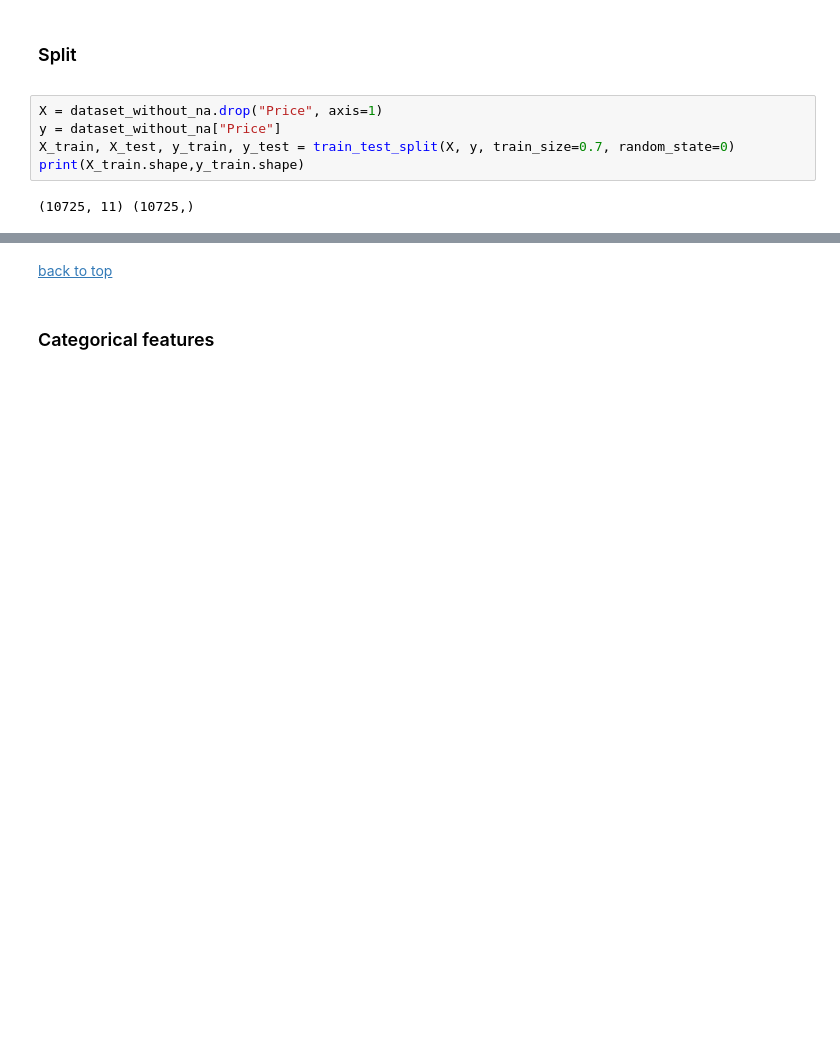
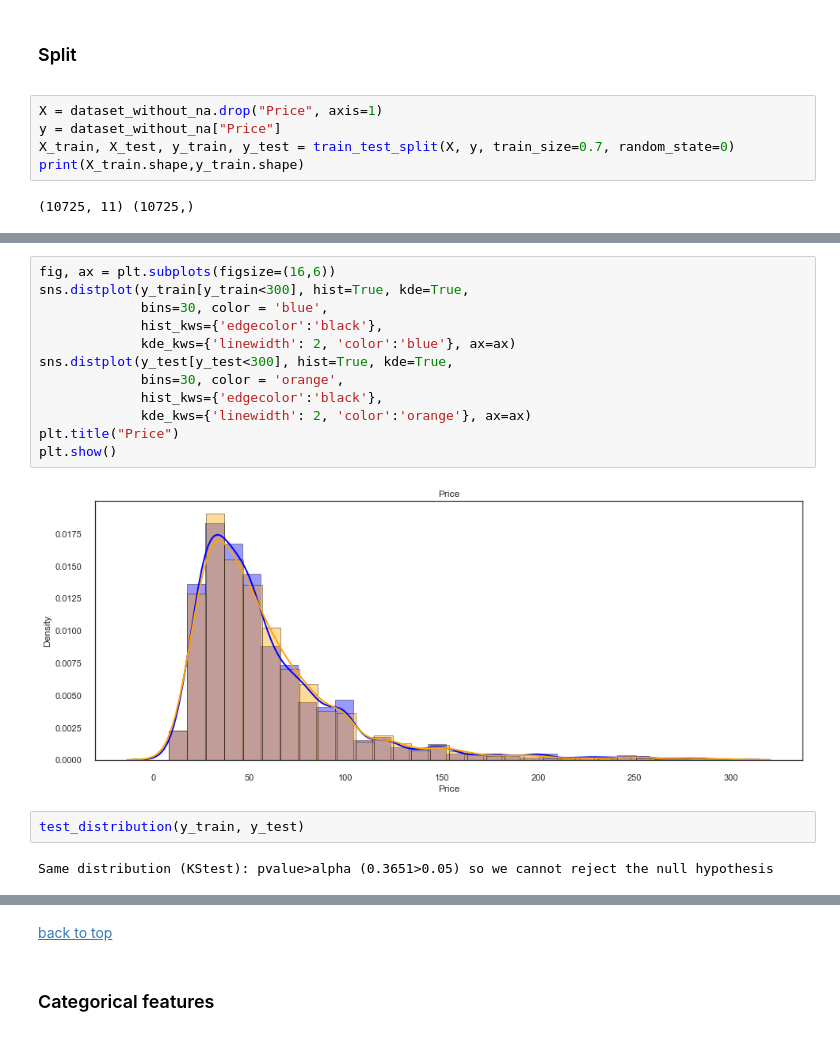
Before and after one commit to flaviendeseure/Airbnb_berlin_price_prediction, a Jupyter notebook: Projet - Airbnb Berlin Price Prediction.ipynb, the cells around one changed output, grey strips where cells are left out. Cells and saved outputs as stored; diff of their text form; blank space fills up the shorter version.

```diff
--- a/Projet - Airbnb Berlin Price Prediction.ipynb
+++ b/Projet - Airbnb Berlin Price Prediction.ipynb
@@ -1927,0 +1992,18 @@ print(X_train.shape,y_train.shape)
+# %%
+fig, ax = plt.subplots(figsize=(16,6))
+sns.distplot(y_train[y_train<300], hist=True, kde=True,
+             bins=30, color = 'blue',
+             hist_kws={'edgecolor':'black'},
+             kde_kws={'linewidth': 2, 'color':'blue'}, ax=ax)
+sns.distplot(y_test[y_test<300], hist=True, kde=True,
+             bins=30, color = 'orange',
+             hist_kws={'edgecolor':'black'},
+             kde_kws={'linewidth': 2, 'color':'orange'}, ax=ax)
+plt.title("Price")
+plt.show()
+# %% [output]
+[figure, added]
+# %%
+test_distribution(y_train, y_test)
+# %% [output]
+Same distribution (KStest): pvalue>alpha (0.3651>0.05) so we cannot reject the null hypothesis
```
Also changed, not shown: parts of 35 cells of this notebook, 3 other files.
